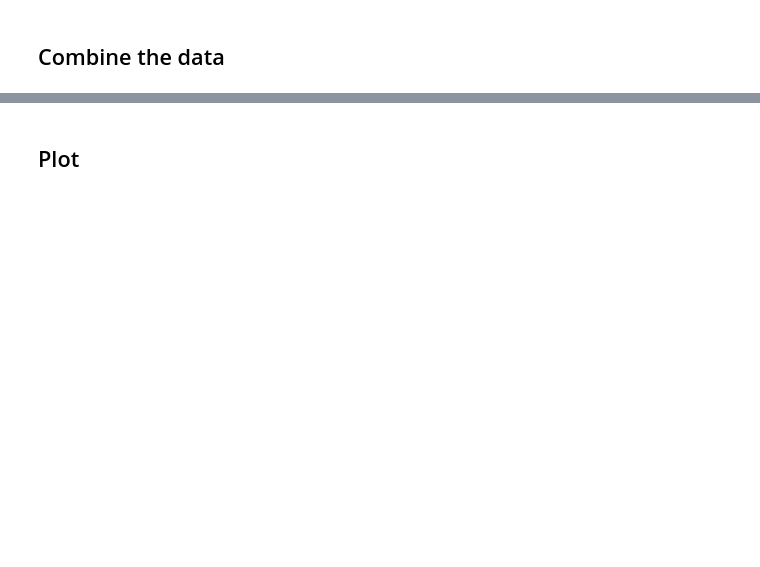
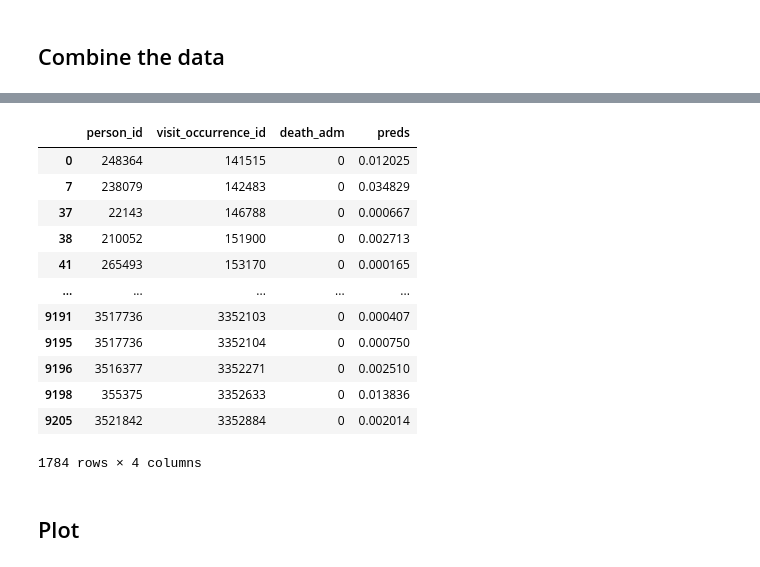
Before and after one commit to ryashpal/eICU-EHR-Pipeline, a Jupyter notebook: notebooks/benchmarking/03_benchmark.ipynb, the cells around one changed output, grey strips where cells are left out. Drawn from its saved outputs; the diff is of its cells as text; code cells hidden in the pictures; blank space fills up the shorter version.

```diff
--- a/notebooks/benchmarking/03_benchmark.ipynb
+++ b/notebooks/benchmarking/03_benchmark.ipynb
@@ -39,3 +43,22 @@ combinedDf
+# %%
+combinedSapsDf = datamatrixDf[['person_id', 'visit_occurrence_id', 'death_adm']]\
+    .merge(ehrmlSapsDf, how='inner', on=['person_id', 'visit_occurrence_id'])\
+        .drop_duplicates()
+combinedSapsDf
+# %% [output]
+|  | person_id | visit_occurrence_id | death_adm | preds |
+| 0 | 248364 | 141515 | 0 | 0.012025 |
+| 7 | 238079 | 142483 | 0 | 0.034829 |
+| 37 | 22143 | 146788 | 0 | 0.000667 |
+| 38 | 210052 | 151900 | 0 | 0.002713 |
+| 41 | 265493 | 153170 | 0 | 0.000165 |
+| ... | ... | ... | ... | ... |
+| 9191 | 3517736 | 3352103 | 0 | 0.000407 |
+| 9195 | 3517736 | 3352104 | 0 | 0.000750 |
+| 9196 | 3516377 | 3352271 | 0 | 0.002510 |
+| 9198 | 355375 | 3352633 | 0 | 0.013836 |
+| 9205 | 3521842 | 3352884 | 0 | 0.002014 |
+1784 rows × 4 columns
 # %% [markdown]
 ## Plot
 # %%
```
Also changed, not shown: parts of 3 cells of this notebook, 3 other files.
